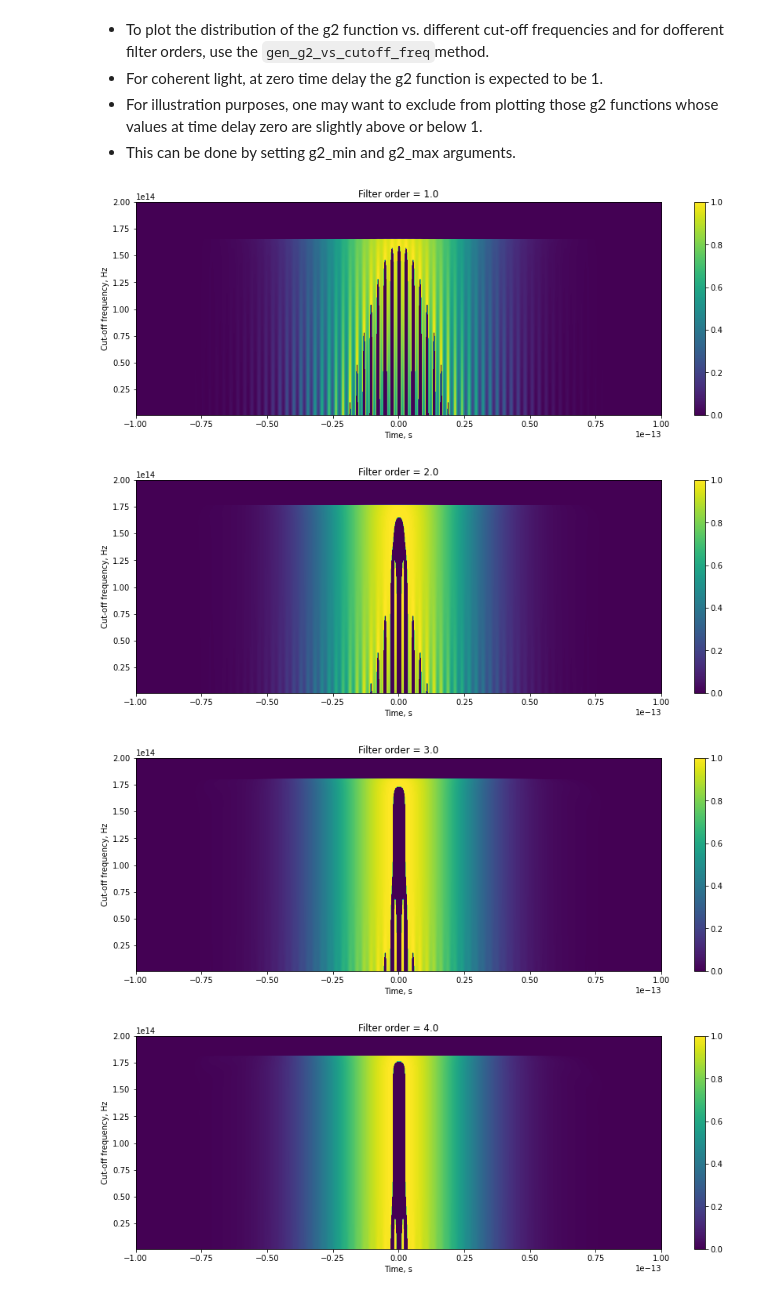
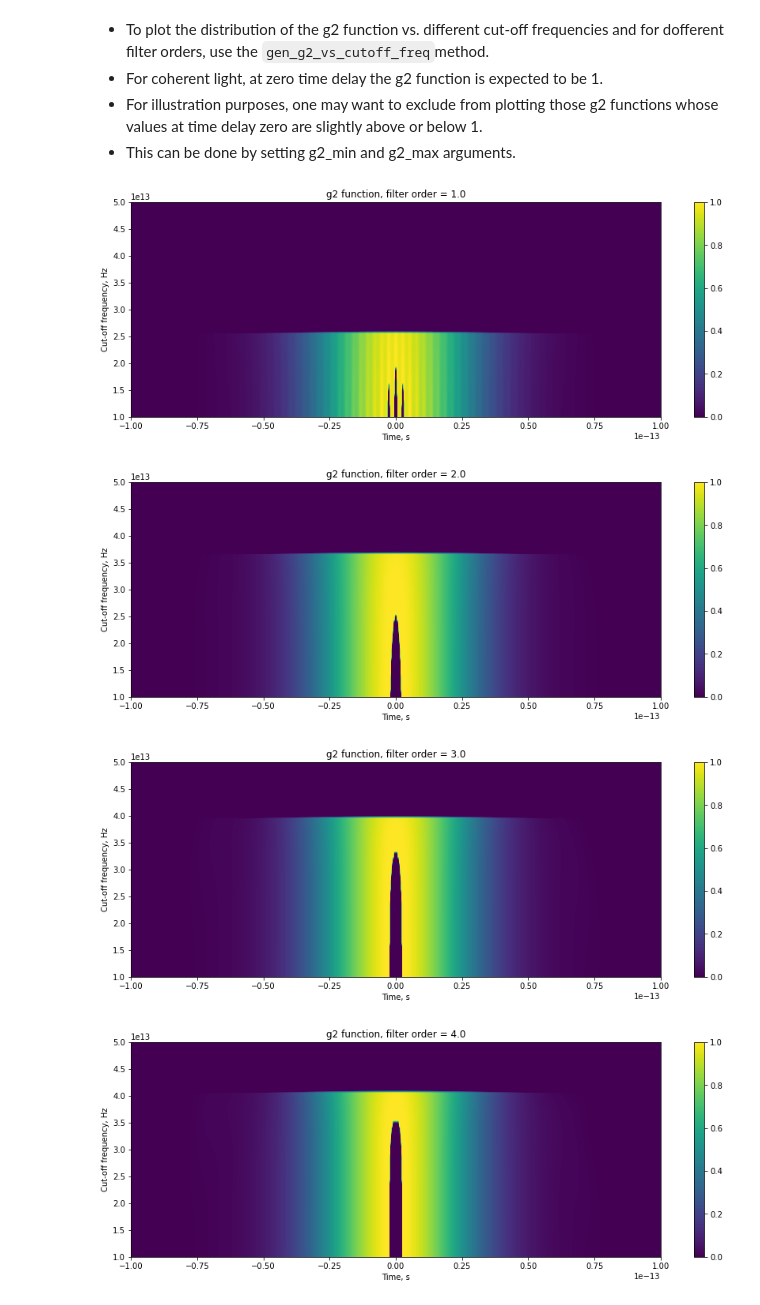
Before and after one commit to pkliui/Interferometry, a Jupyter notebook: Interferometry/docs/InterferogramAnalysis.ipynb, the cells around one changed output. Cells and saved outputs as stored; diff of their text form; code cells hidden in the pictures.

```diff
--- a/Interferometry/docs/InterferogramAnalysis.ipynb
+++ b/Interferometry/docs/InterferogramAnalysis.ipynb
@@ -272,12 +326,12 @@
 whose values at time delay zero are slightly above or below 1.
 * This can be done by setting g2_min and g2_max arguments.
 # %%
-sim.gen_g2_vs_cutoff_freq(cutoff_min = 1e12, cutoff_max = 200e12, cutoff_step = 1e12,
+sim.gen_g2_vs_cutoff(cutoff_min = 10e12, cutoff_max = 50e12, cutoff_step = 1e12,
                               order_min = 1, order_max = 6, order_step = 1,
                               g2_min = 0.99, g2_max = 1.01,
                               to_plot = True);
 # %% [output]
-[figure, old version]
+[figure, new version]
-[figure, old version]
+[figure, new version]
-[figure, old version]
+[figure, new version]
-[figure, old version]
+[figure, new version]
```
Also changed, not shown: parts of 21 cells of this notebook, 1 other file.
